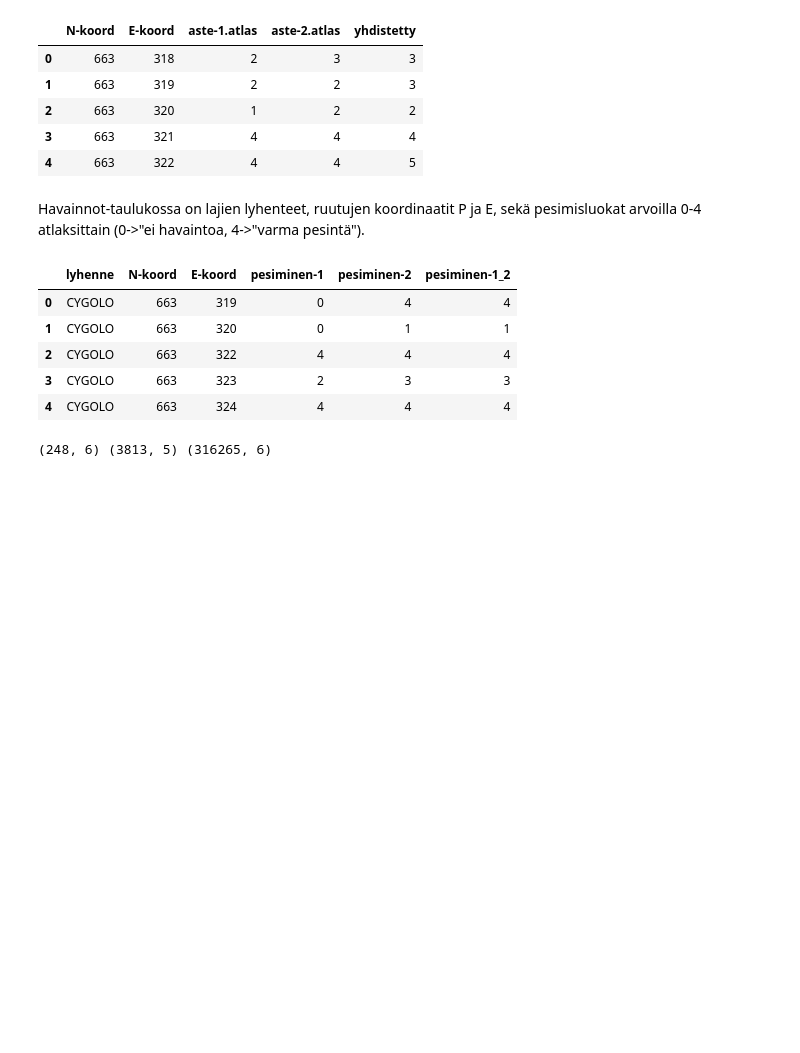
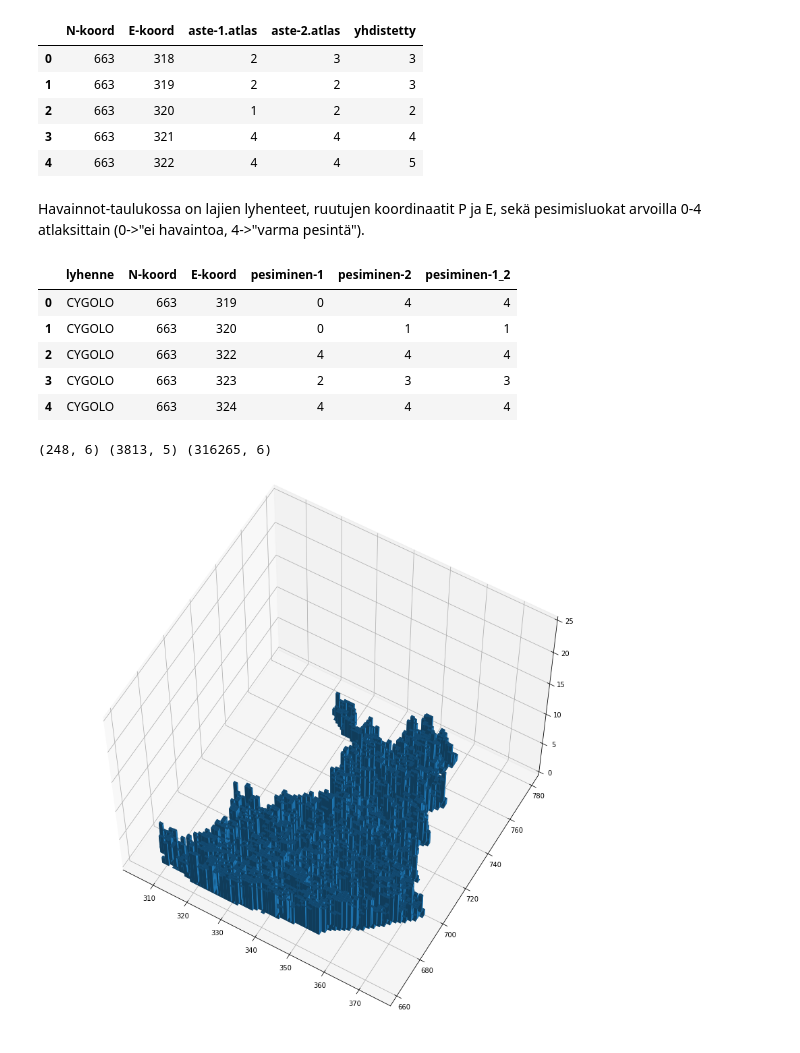
Before and after one commit to jutasa/avoindata, a Jupyter notebook: testi_notebook.ipynb, the cells around one changed output. Cells and saved outputs as stored; diff of their text form; code cells hidden in the pictures; blank space fills up the shorter version.

```diff
--- a/testi_notebook.ipynb
+++ b/testi_notebook.ipynb
@@ -52,19 +52,21 @@ print(lajit.shape, ruudut.shape, havainnot.shape)
 (248, 6) (3813, 5) (316265, 6)
 # %%
 #diagrammin pohja
-kuva=plt.figure(figsize=(10,10))
+kuva=plt.figure(figsize=(15,15))
 pylvaat=kuva.add_subplot(1,1,1,projection='3d')
 pylvaat.view_init(elev=60.0, azim=300.0)
 pylvaat.set_zlim3d((0,25))
 
 #parametrit
 x_paikka=ruudut['E-koord']
 y_paikka=ruudut['N-koord']
 z_paikka=np.zeros(len(ruudut))
 palkin_korkeus=ruudut['aste-1.atlas']
 palkin_leveys= np.full(len(ruudut),1)
 palkin_syvyys= np.full(len(ruudut),1)
 
 #piirto
 pylvaat.bar3d(x_paikka,y_paikka, z_paikka,palkin_leveys,palkin_syvyys,palkin_korkeus, shade=True)
 plt.show()
+# %% [output]
+[figure, added]
```
